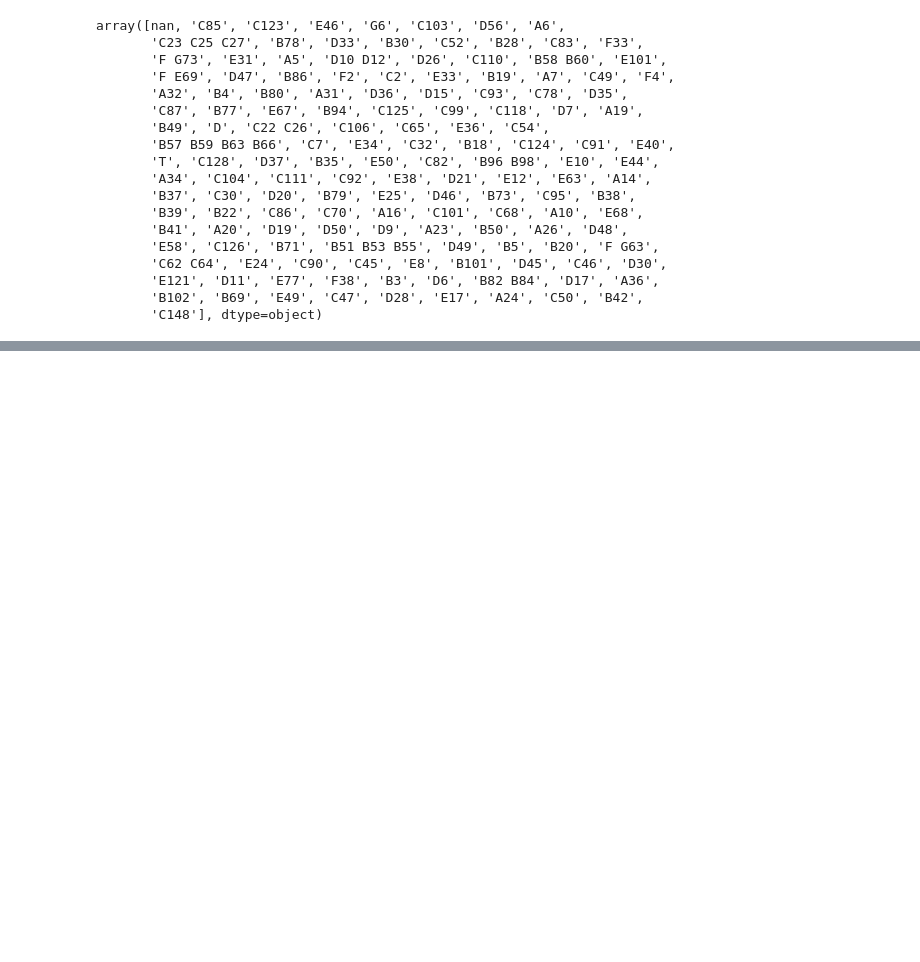
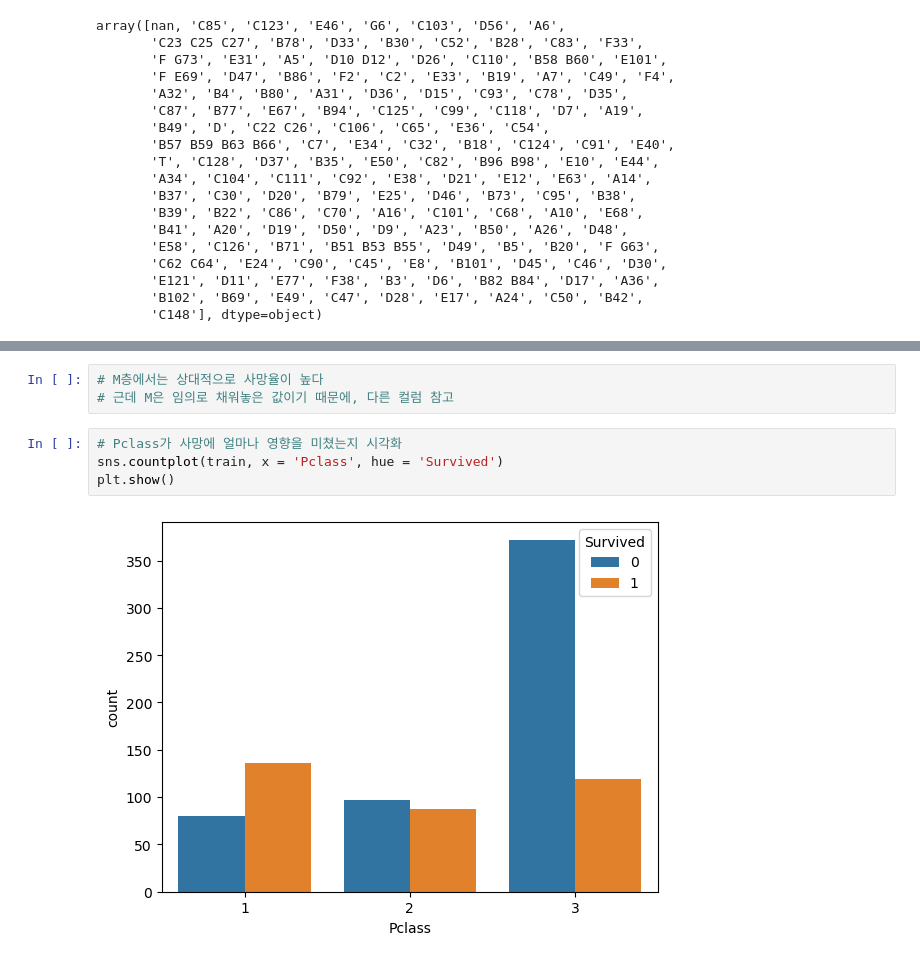
Before and after one commit to susu-xxx/MyStudy, a Jupyter notebook: ex04_kaggle 타이타닉데이터 분석하기.ipynb, the cells around one changed output, grey strips where cells are left out. Saved outputs shown, nothing was run; the diff lists cells and outputs as text; blank space fills up the shorter version.

```diff
--- a/ex04_kaggle 타이타닉데이터 분석하기.ipynb
+++ b/ex04_kaggle 타이타닉데이터 분석하기.ipynb
@@ -404,0 +488,9 @@ array([nan, 'C85', 'C123', 'E46', 'G6', 'C103', 'D56', 'A6',
+# %%
+# M층에서는 상대적으로 사망율이 높다
+# 근데 M은 임의로 채워놓은 값이기 때문에, 다른 컬럼 참고
+# %%
+# Pclass가 사망에 얼마나 영향을 미쳤는지 시각화
+sns.countplot(train, x = 'Pclass', hue = 'Survived')
+plt.show()
+# %% [output]
+[figure, added]
```
Also changed, not shown: parts of 49 cells of this notebook.
